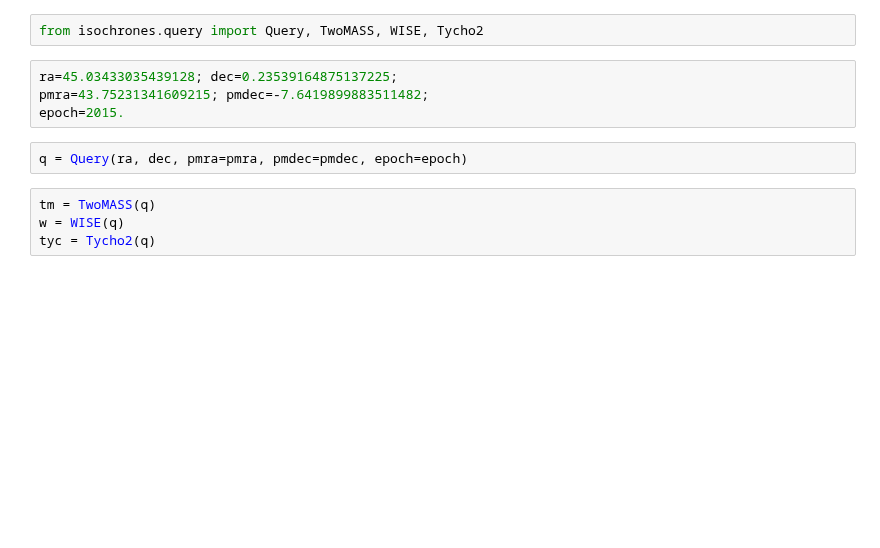
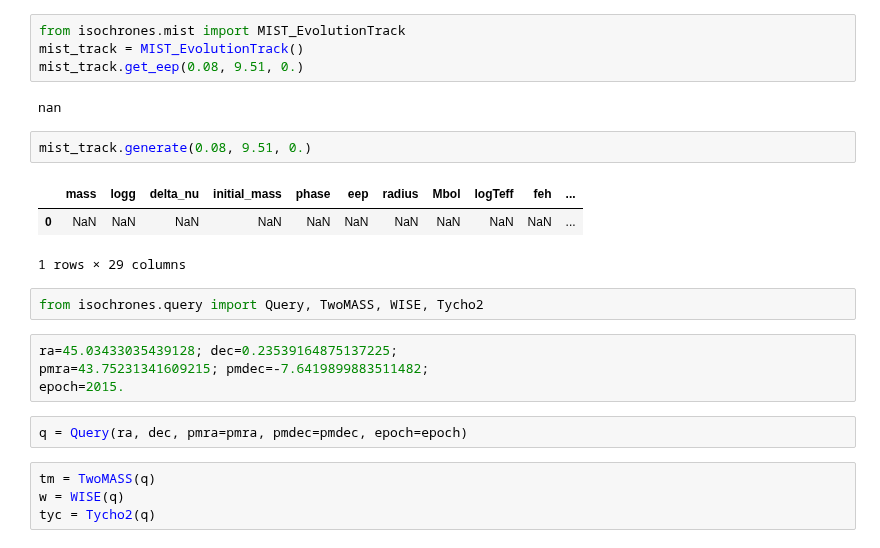
Before and after one commit to timothydmorton/isochrones, a Jupyter notebook: notebooks/tests.ipynb, the cells around one changed output. Cells and saved outputs as stored; diff of their text form; blank space fills up the shorter version.

```diff
--- a/notebooks/tests.ipynb
+++ b/notebooks/tests.ipynb
@@ -1,3 +1,15 @@
+# %%
+from isochrones.mist import MIST_EvolutionTrack
+mist_track = MIST_EvolutionTrack()
+mist_track.get_eep(0.08, 9.51, 0.)
+# %% [output]
+nan
+# %%
+mist_track.generate(0.08, 9.51, 0.)
+# %% [output]
+|  | mass | logg | delta_nu | initial_mass | phase | eep | radius | Mbol | logTeff | feh | ... |
+| 0 | NaN | NaN | NaN | NaN | NaN | NaN | NaN | NaN | NaN | NaN | ... |
+1 rows × 29 columns
 # %%
 from isochrones.query import Query, TwoMASS, WISE, Tycho2
 # %%
```
Also changed, not shown: 1 other file.
